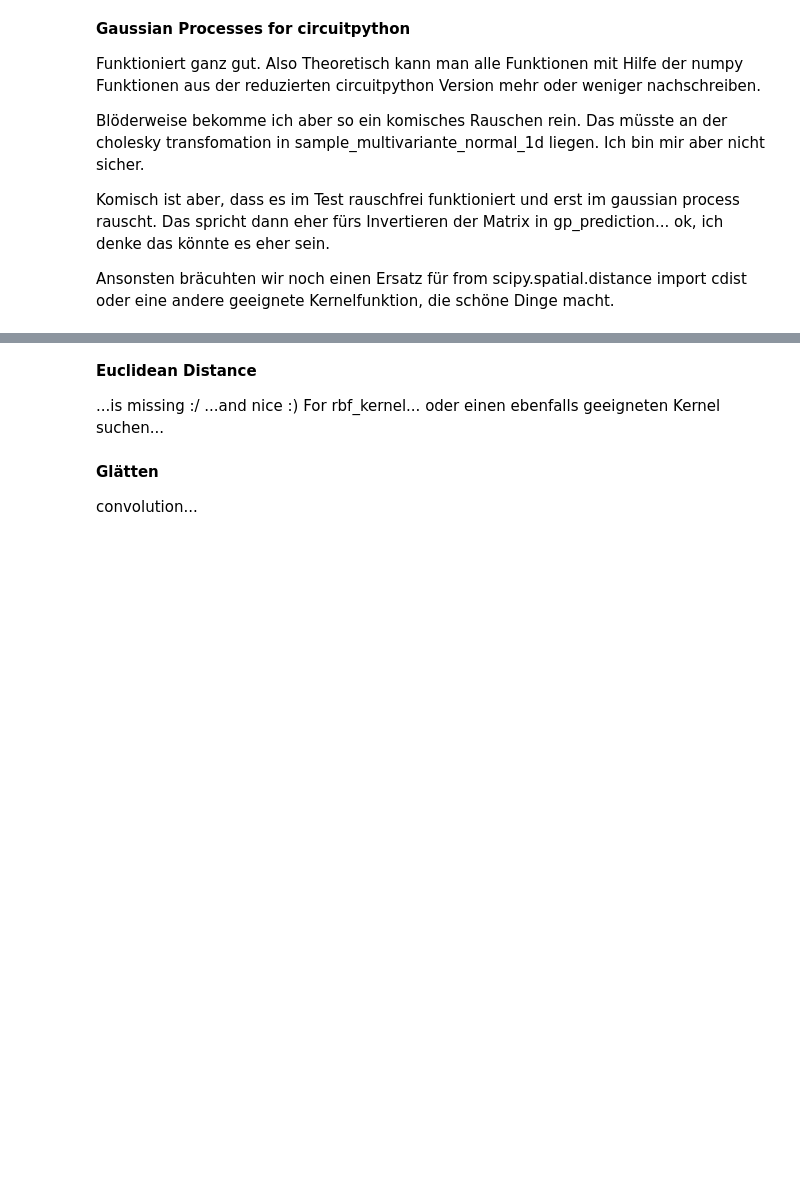
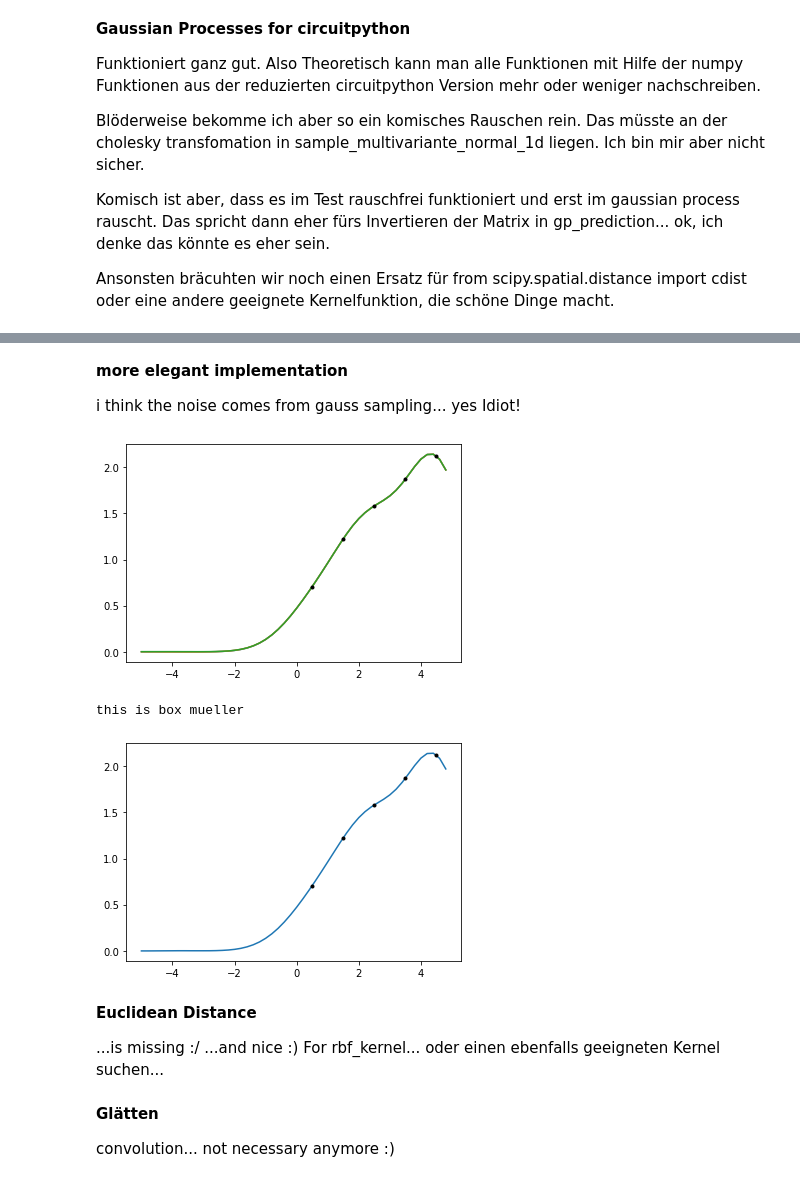
Before and after one commit to maxfleck/circuitGP, a Jupyter notebook: Stand_der_Dinge.ipynb, the cells around one changed output, grey strips where cells are left out. Drawn from its saved outputs; the diff is of its cells as text; code cells hidden in the pictures; blank space fills up the shorter version.

Commit message:
solved noise problem :)

```diff
--- a/Stand_der_Dinge.ipynb
+++ b/Stand_der_Dinge.ipynb
@@ -95,12 +10,0 @@ this is box mueller
-# %%
-N = 5
-# x,y,x1,y1 have the length N
-x = np.linspace(-3.1,3,N)
-y = np.sin(2*np.pi/x) + x*0.1 + 0.3*np.random.randn(x.shape[0])
-x1 = np.reshape(x,(-1,1))
-y1 = np.reshape(y,(-1,1))
-
-#plt.scatter(x,y)
-#plt.savefig("gp/exmpl_data.png")
-plt.show()
-plt.close()
@@ -202,0 +11,4 @@ print(np.array(list(y1.reshape(len(y1))[:])*4 + list(f_star1.reshape(len(f_star1
+# %% [markdown]
+**more elegant implementation**
+
+i think the noise comes from gauss sampling... yes Idiot!
@@ -203,3 +89,44 @@ print(np.array(list(y1.reshape(len(y1))[:])*4 + list(f_star1.reshape(len(f_star1
+# %%
+# Finite number of points
+X = np.arange(-5, 5, 0.2).reshape(-1, 1)
+
+# Mean and covariance of the prior
+mu = np.zeros(X.shape)
+cov = kernel(X, X)
+
+# Draw three samples from the prior
+samples = np.random.multivariate_normal(mu.ravel(), cov, 3)
+
+# Plot GP mean, uncertainty region and samples
+#plot_gp(mu, cov, X, samples=samples)
+
+# Noise free training data
+X_train = np.array([-4, -3, -2, -1, 1]).reshape(-1, 1)
+Y_train = np.sin(X_train)
+
+X_train = np.arange(0.5,5).reshape(-1, 1)
+Y_train = np.sqrt(X_train)
+
+# Compute mean and covariance of the posterior distribution
+mu_s, cov_s = posterior(X, X_train, Y_train, l=1.0, sigma_f=.0010, sigma_y=1e-8)
+
+samples = np.random.multivariate_normal(mu_s.ravel(), cov_s, 3)
+#plot_gp(mu_s, cov_s, X, X_train=X_train, Y_train=Y_train, samples=samples)
+
+
+plt.plot( np.squeeze(X), samples.T )
+plt.plot(np.squeeze(X_train),np.squeeze(Y_train),".k")
+plt.show()
+
+samples_1d  = sample_multivariante_normal_1d(mu_s.ravel(), cov_s)
+
+plt.plot( np.squeeze(X), samples_1d.T )
+plt.plot(np.squeeze(X_train),np.squeeze(Y_train),".k")
+plt.show()
+# %% [output]
+[figure, added]
+this is box mueller
+[figure, added]
 # %% [markdown]
 **Euclidean Distance**
 
@@ -226,6 +153,6 @@ np.sqrt( sum( [  (a-b)**2 for a,b in zip(c[0] , c[1]) ] ))
 # %% [markdown]
 **Glätten**
 
-convolution...
+convolution... not necessary anymore :)
 # %%
 np.convolve(  np.array([1, 1, 5, 5,6,6,7,7]),np.array([1]) , mode='same')
```
Also changed, not shown: parts of 7 cells of this notebook, 5 other files.
